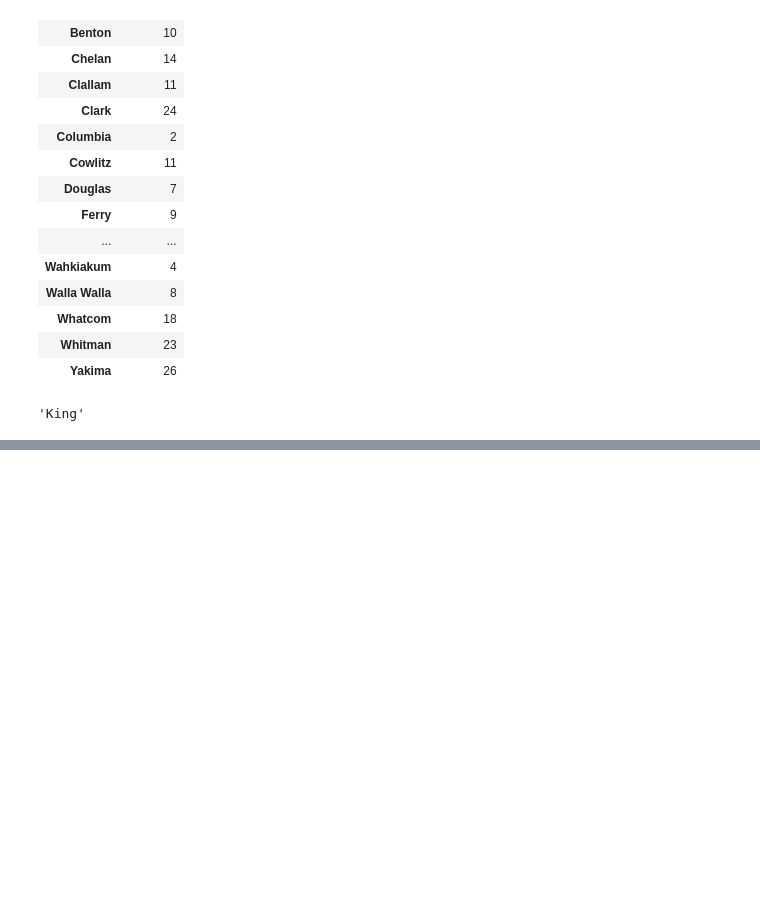
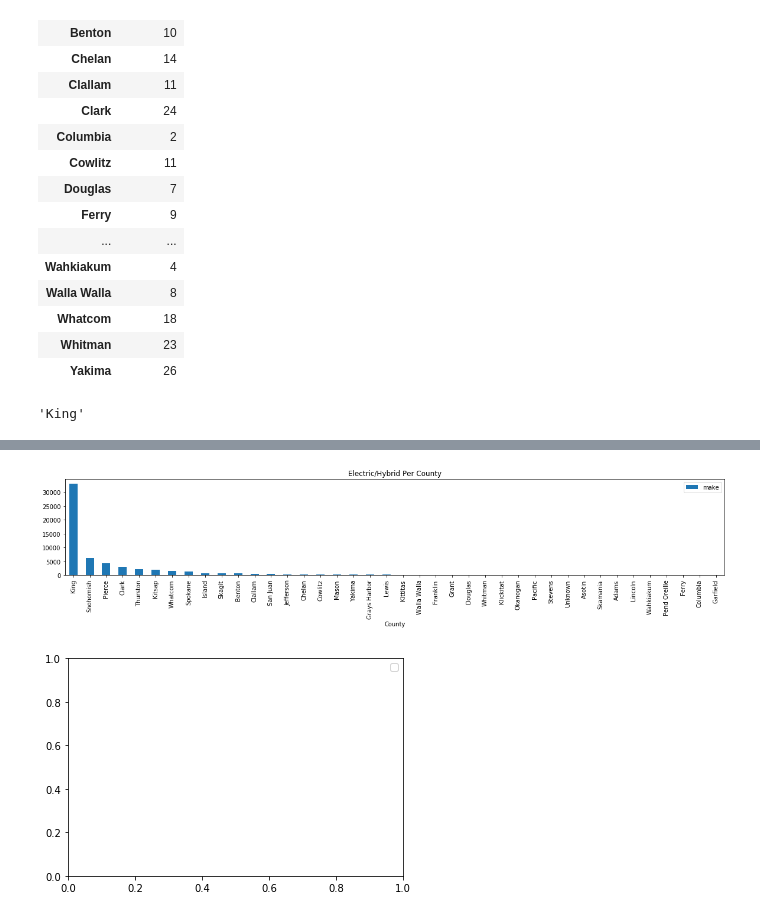
Before and after one commit to charlim26/Project-2-EV, a Jupyter notebook: Graph making.ipynb, the cells around one changed output, grey strips where cells are left out. Drawn from its saved outputs; the diff is of its cells as text; code cells hidden in the pictures; blank space fills up the shorter version.

```diff
--- a/Graph making.ipynb
+++ b/Graph making.ipynb
@@ -194,0 +283,16 @@ def get_county(z):
+# %%
+cpc = dg.count()[['make']]
+# %%
+cpc = cpc.sort_values('make', ascending=False)
+# %%
+cpc.plot(kind="bar", figsize=(20,3))
+plt.title("Electric/Hybrid Per County")
+
+plt.show()
+plt.tight_layout()
+plt.legend('')
+plt.savefig("median_msrp_per_county.png")
+cpc.to_csv("median_msrp_per_county.csv")
+# %% [output]
+[figure, added]
+[figure, added]
```
Also changed, not shown: parts of 14 cells of this notebook, 3 other files.
